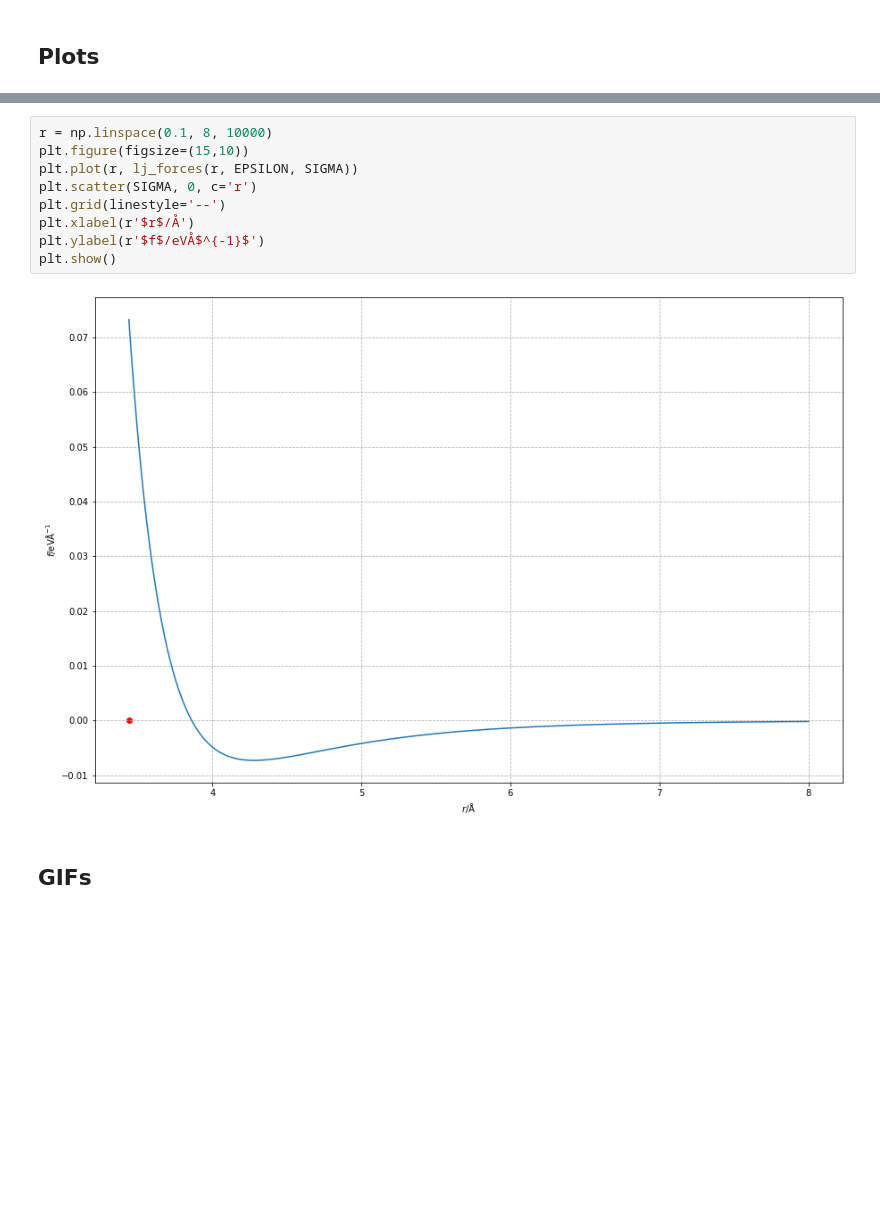
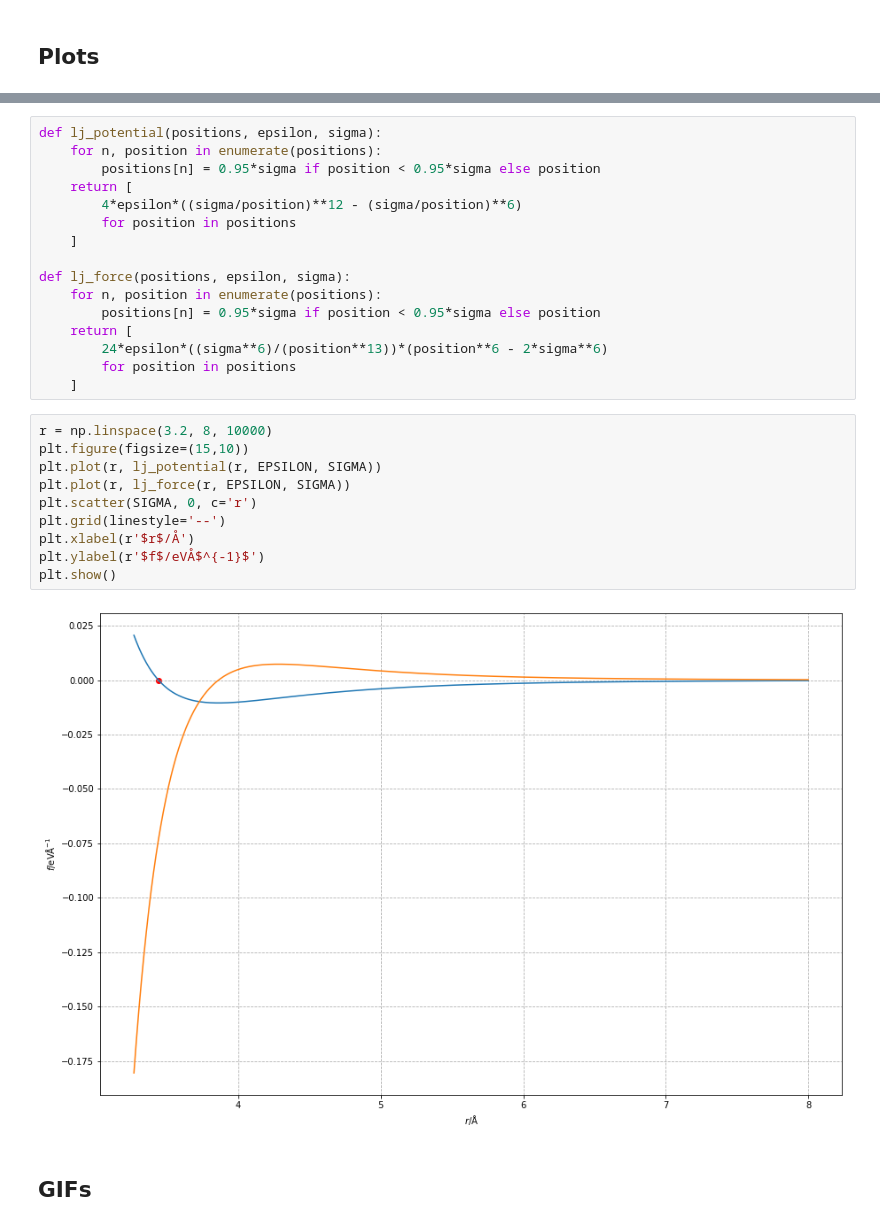
Before and after one commit to giuseppesimionato/gas-simulation, a Jupyter notebook: gas-simulation.ipynb, the cells around one changed output, grey strips where cells are left out. Cells and saved outputs as stored; diff of their text form; blank space fills up the shorter version.

```diff
--- a/gas-simulation.ipynb
+++ b/gas-simulation.ipynb
@@ -398,14 +408,31 @@ plt.show()
+# %%
+def lj_potential(positions, epsilon, sigma):
+    for n, position in enumerate(positions):
+        positions[n] = 0.95*sigma if position < 0.95*sigma else position
+    return [
+        4*epsilon*((sigma/position)**12 - (sigma/position)**6)
+        for position in positions
+    ]
+
+def lj_force(positions, epsilon, sigma):
+    for n, position in enumerate(positions):
+        positions[n] = 0.95*sigma if position < 0.95*sigma else position
+    return [
+        24*epsilon*((sigma**6)/(position**13))*(position**6 - 2*sigma**6)
+        for position in positions
+    ]
 # %%
-r = np.linspace(0.1, 8, 10000)
+r = np.linspace(3.2, 8, 10000)
 plt.figure(figsize=(15,10))
-plt.plot(r, lj_forces(r, EPSILON, SIGMA))
+plt.plot(r, lj_potential(r, EPSILON, SIGMA))
+plt.plot(r, lj_force(r, EPSILON, SIGMA))
 plt.scatter(SIGMA, 0, c='r')
 plt.grid(linestyle='--')
 plt.xlabel(r'$r$/Å')
 plt.ylabel(r'$f$/eVÅ$^{-1}$')
 plt.show()
 # %% [output]
-[figure, old version]
+[figure, new version]
 # %% [markdown]
 ## GIFs
 # %% [markdown]
```
Also changed, not shown: parts of 6 cells of this notebook.
